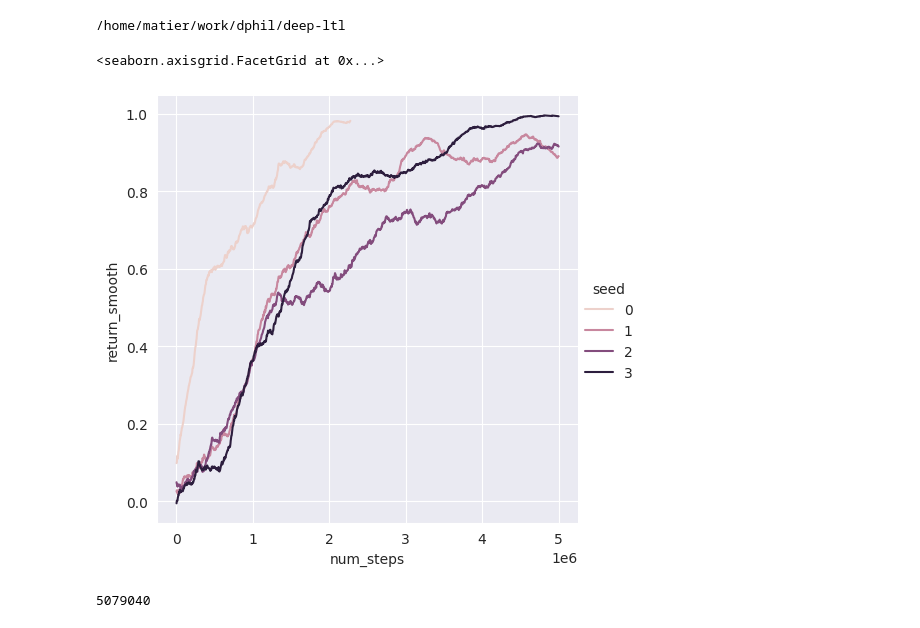
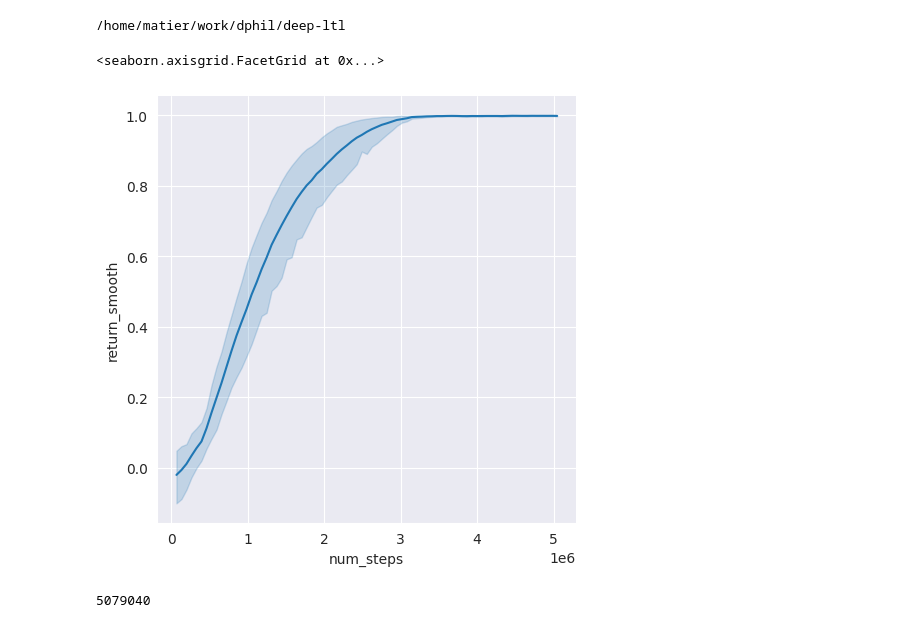
Before and after one commit to mattiagiuri/ltl_gnn, a Jupyter notebook: src/plot.ipynb, the cells around one changed output. Drawn from its saved outputs; the diff is of its cells as text; code cells hidden in the pictures.

Commit message:
Implements plotting script

```diff
--- a/src/plot.ipynb
+++ b/src/plot.ipynb
@@ -30,13 +30,13 @@ def process_logs(experiment, smooth_radius=100):
         dfs.append(df)
     return pd.concat(dfs)
 # %%
-exp = 'single'
-df = process_logs(exp, smooth_radius=100)
+exp = 'default'
+df = process_logs(exp, smooth_radius=10)
 # %%
-sns.relplot(df, x='num_steps', y='return_smooth', kind='line', hue='seed', errorbar='sd')
+sns.relplot(df, x='num_steps', y='return_smooth', kind='line', errorbar=('ci', 90))
 # %% [output]
 <seaborn.axisgrid.FacetGrid at 0x...>
-[figure, old version]
+[figure, new version]
 # %%
 df['num_steps'].max()
 # %% [output]
```
Also changed, not shown: 1 other file.
